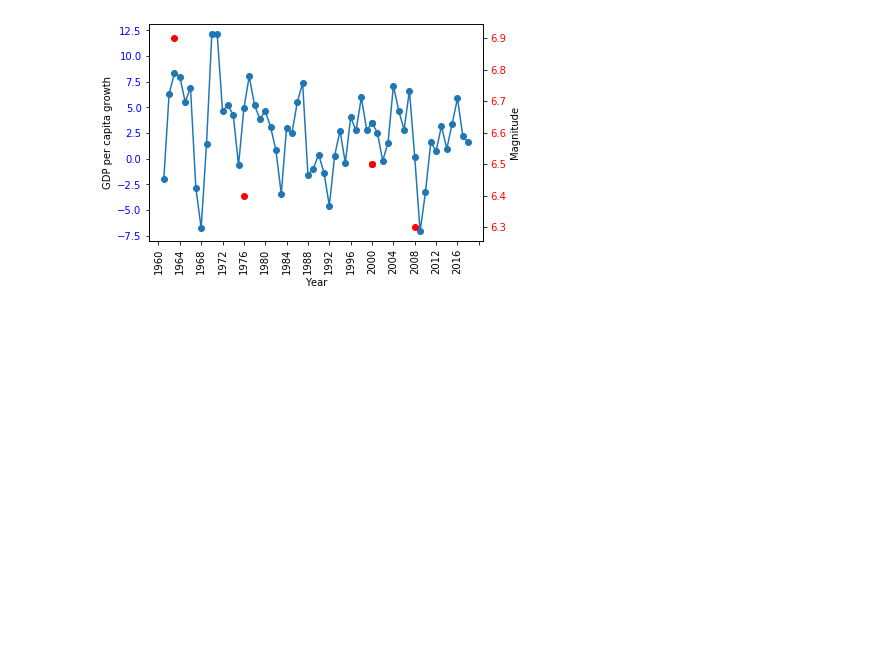
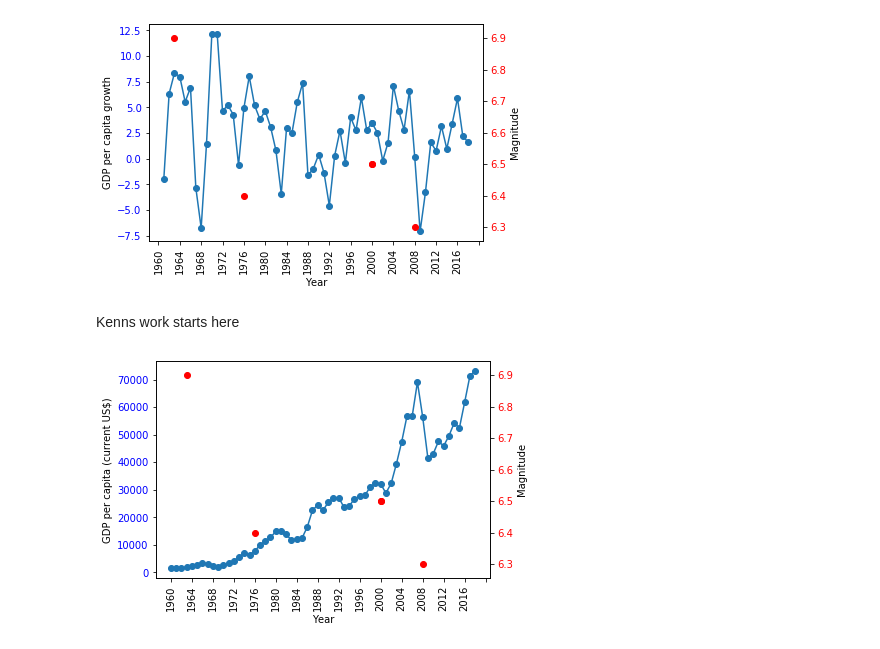
Before and after one commit to kennknisley/project-one-back, a Jupyter notebook: Project_Day2_Plots_Kenn.ipynb, the cells around one changed output. Cells and saved outputs as stored; diff of their text form; code cells hidden in the pictures; blank space fills up the shorter version.

Commit message:
added kenns plots

```diff
--- a/Project_Day2_Plots_Angie.ipynb
+++ b/Project_Day2_Plots_Kenn.ipynb
@@ -238,3 +238,35 @@ ax1.xaxis.set_major_locator(myLocator)
 plt.show()
 # %% [output]
 [figure]
+# %% [markdown]
+Kenns work starts here
+# %%
+df = "condensedata.csv"
+
+world_bank = pd.read_csv(df, index_col=0)
+world_bank = world_bank.T
+
+kenn_df = world_bank[["GDP per capita (current US$)", "GDP growth (annual %)", "GDP (current US$)"]]
+kenn_df = kenn_df.reset_index()
+# %%
+fig, ax1 = plt.subplots()
+
+ax1.set_xlabel("Year")
+ax1.set_ylabel("GDP per capita (current US$)")
+ax1.plot(kenn_df['index'], kenn_df['GDP per capita (current US$)'], marker='o', )
+ax1.tick_params(axis='y', labelcolor = 'blue')
+plt.xticks(rotation=90)
+
+ax2 = ax1.twinx()
+
+ax2.set_ylabel("Magnitude")
+ax2.scatter(angies_columns['Year'], angies_columns["Magnitude"], marker="o", color='red')
+
+ax2.tick_params(axis = 'y', labelcolor = 'red')
+
+myLocator = mticker.MultipleLocator(4)
+ax1.xaxis.set_major_locator(myLocator)
+
+plt.show()
+# %% [output]
+[figure, added]
```
Also changed, not shown: parts of 2 cells of this notebook.
